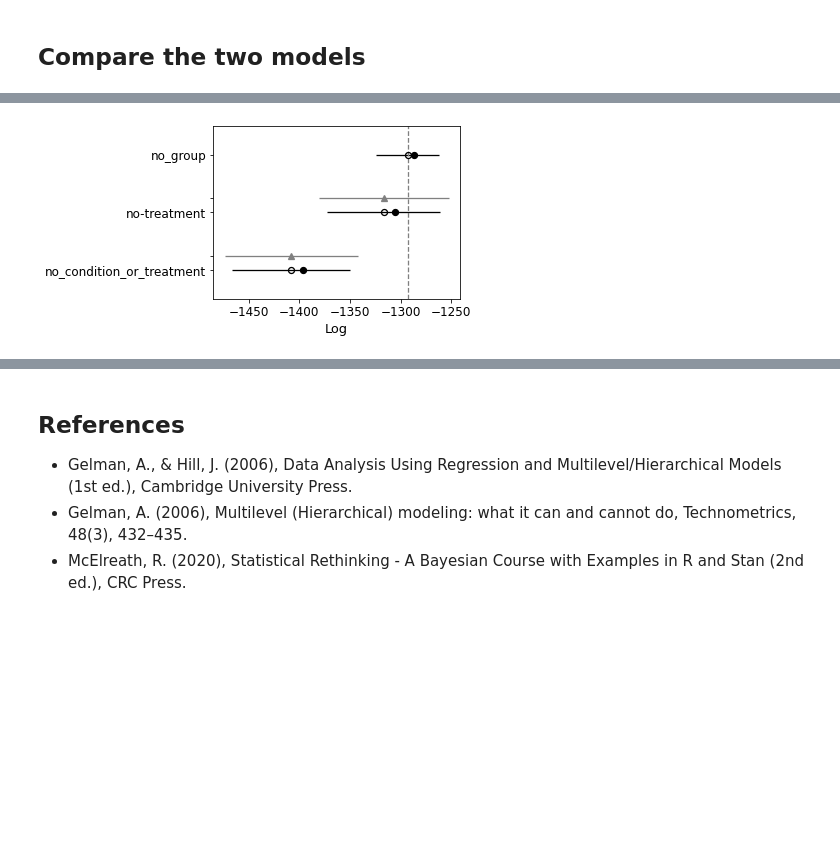
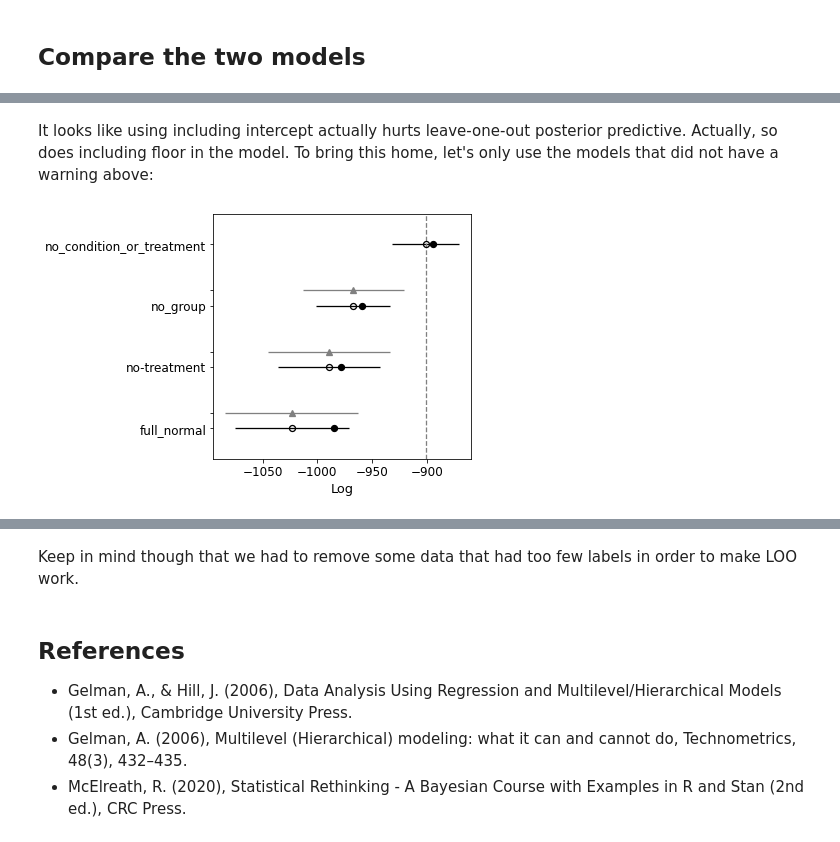
Before and after one commit to mmyros/bayes-window, a Jupyter notebook: docs/example_notebooks/radon_example/radon.ipynb, the cells around one changed output, grey strips where cells are left out. Cells and saved outputs as stored; diff of their text form; code cells hidden in the pictures; blank space fills up the shorter version.

```diff
--- a/docs/example_notebooks/radon_example/radon.ipynb
+++ b/docs/example_notebooks/radon_example/radon.ipynb
@@ -36 +36,3 @@ df
 919 rows × 3 columns
+# %%
+df.set_index(['county','floor']).hist(bins=100);
@@ -97,0 +115,10 @@ az.plot_forest(data=list(datasets.values()), model_names=list(datasets.keys()),
+# %%
+import pandas as pd
+df_clean = pd.concat([ddf for i, ddf in df.groupby(['county'])
+                      if (ddf.floor.unique().size>1)
+                      and (ddf[ddf['floor']==0].shape[0]>1)
+                      and (ddf[ddf['floor']==1].shape[0]>1)
+                     ])
+
+
+df_clean
@@ -97,0 +139,3 @@ az.plot_forest(data=list(datasets.values()), model_names=list(datasets.keys()),
+# %%
+window1.data=df_clean
+window1.explore_models()
@@ -98,28 +154,21 @@ az.plot_forest(data=list(datasets.values()), model_names=list(datasets.keys()),
+# %% [markdown]
+It looks like using including intercept actually hurts leave-one-out posterior predictive. Actually, so does including floor in the model. To bring this home, let's only use the models that did not have a warning above:
 # %%
 from bayes_window.model_comparison import compare_models
-self=window1
-compare_models(df,y=self.y,parallel=True,
+
+compare_models(df_clean,y=window1.y,parallel=True,
     models = {
-#                 'full_normal': self.model,
-                'no_condition_or_treatment': self.model,
-                'no-treatment': self.model,
-                'no_group': self.model,
-#                 'full_student': self.model,
-#                 'full_lognormal': self.model,
-#                 'full_gamma': self.model,
-#                 'full_exponential': self.model,
+                'full_normal': window1.model,
+                'no_condition_or_treatment': window1.model,
+                'no-treatment': window1.model,
+                'no_group': window1.model,
             },
             extra_model_args = [
-#                 {'treatment': self.treatment, 'condition': self.condition, 'group': self.group},
+                {'treatment': window1.treatment, 'group': window1.group},
                 {'treatment': None, 'condition': None},
-                {'treatment': None, 'condition': self.condition},
-                {'treatment': self.treatment, 'group': None},
-#                 {'treatment': self.treatment, 'condition': self.condition, 'group': self.group, 'dist_y': 'student'},
-#                 {'treatment': self.treatment, 'condition': self.condition, 'group': self.group, 'dist_y': 'lognormal'},
-#                 {'treatment': self.treatment, 'condition': self.condition, 'group': self.group, 'dist_y': 'gamma'},
-#                 {'treatment': self.treatment, 'condition': self.condition, 'group': self.group,
-#                  'dist_y': 'exponential'},
+                {'treatment': None, 'condition': window1.condition},
+                {'treatment': window1.treatment, 'group': None},
             ])
 # %% [output]
-[figure, old version]
+[figure, new version]
 |  | rank | loo | p_loo | d_loo | weight | se | dse | warning | loo_scale |
@@ -129,3 +179,5 @@ compare_models(df,y=self.y,parallel=True,
+# %% [markdown]
+Keep in mind though that we had to remove some data that had too few labels in order to make LOO work.
 # %% [markdown]
 ## References
 
```
Also changed, not shown: parts of 15 cells of this notebook, 7 other files.
